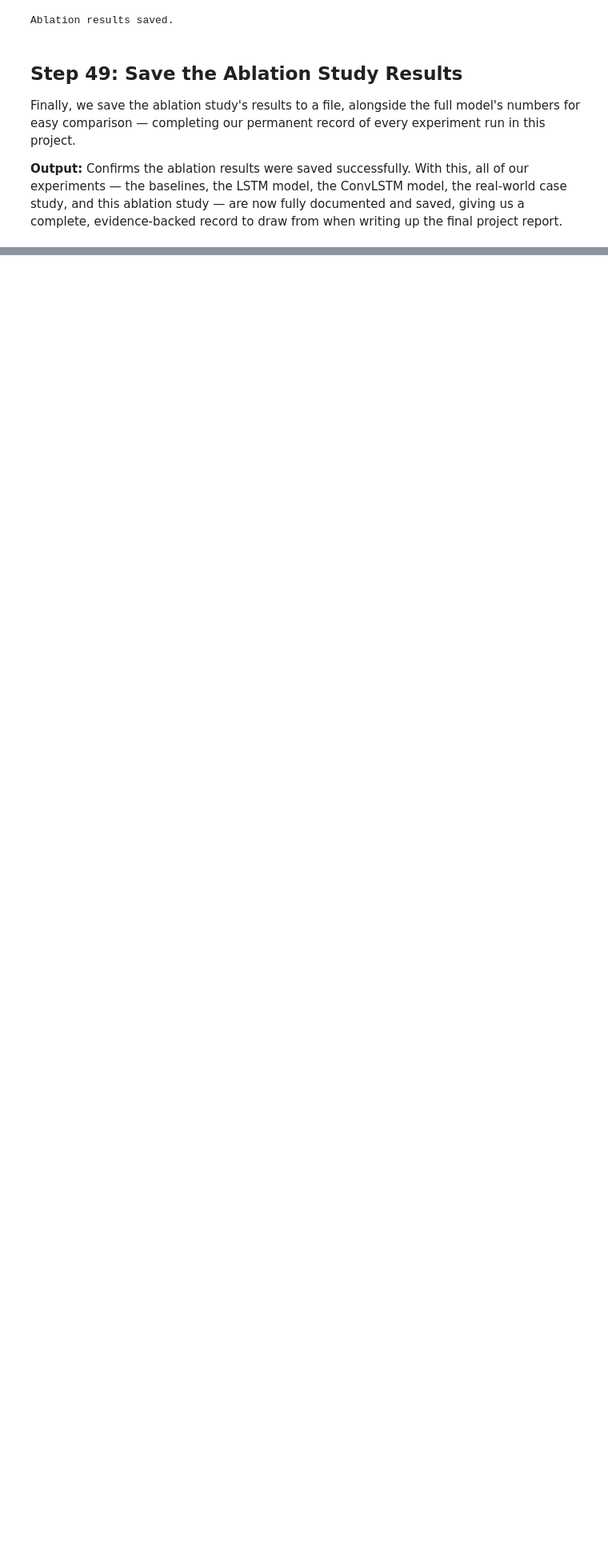
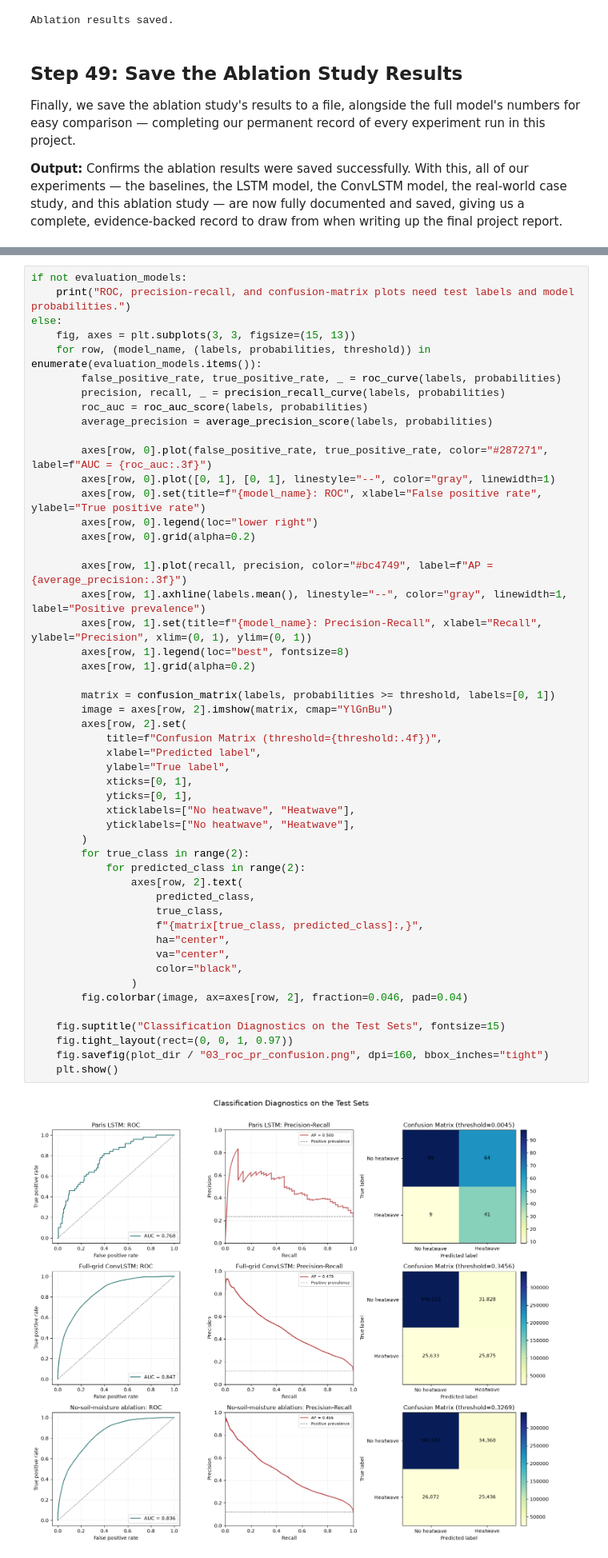
Before and after one commit to AnishAnimesh/Honours-Project-final-yr-, a Jupyter notebook: 01_data_exploration.ipynb, the cells around one changed output, grey strips where cells are left out. Shown at 80% size. Drawn from its saved outputs; the diff is of its cells as text; blank space fills up the shorter version.

```diff
--- a/01_data_exploration.ipynb
+++ b/01_data_exploration.ipynb
@@ -1740,0 +1953,52 @@ Finally, we save the ablation study's results to a file, alongside the full mode
+# %%
+if not evaluation_models:
+    print("ROC, precision-recall, and confusion-matrix plots need test labels and model probabilities.")
+else:
+    fig, axes = plt.subplots(3, 3, figsize=(15, 13))
+    for row, (model_name, (labels, probabilities, threshold)) in enumerate(evaluation_models.items()):
+        false_positive_rate, true_positive_rate, _ = roc_curve(labels, probabilities)
+        precision, recall, _ = precision_recall_curve(labels, probabilities)
+        roc_auc = roc_auc_score(labels, probabilities)
+        average_precision = average_precision_score(labels, probabilities)
+
+        axes[row, 0].plot(false_positive_rate, true_positive_rate, color="#287271", label=f"AUC = {roc_auc:.3f}")
+        axes[row, 0].plot([0, 1], [0, 1], linestyle="--", color="gray", linewidth=1)
+        axes[row, 0].set(title=f"{model_name}: ROC", xlabel="False positive rate", ylabel="True positive rate")
+        axes[row, 0].legend(loc="lower right")
+        axes[row, 0].grid(alpha=0.2)
+
+        axes[row, 1].plot(recall, precision, color="#bc4749", label=f"AP = {average_precision:.3f}")
+        axes[row, 1].axhline(labels.mean(), linestyle="--", color="gray", linewidth=1, label="Positive prevalence")
+        axes[row, 1].set(title=f"{model_name}: Precision-Recall", xlabel="Recall", ylabel="Precision", xlim=(0, 1), ylim=(0, 1))
+        axes[row, 1].legend(loc="best", fontsize=8)
+        axes[row, 1].grid(alpha=0.2)
+
+        matrix = confusion_matrix(labels, probabilities >= threshold, labels=[0, 1])
+        image = axes[row, 2].imshow(matrix, cmap="YlGnBu")
+        axes[row, 2].set(
+            title=f"Confusion Matrix (threshold={threshold:.4f})",
+            xlabel="Predicted label",
+            ylabel="True label",
+            xticks=[0, 1],
+            yticks=[0, 1],
+            xticklabels=["No heatwave", "Heatwave"],
+            yticklabels=["No heatwave", "Heatwave"],
+        )
+        for true_class in range(2):
+            for predicted_class in range(2):
+                axes[row, 2].text(
+                    predicted_class,
+                    true_class,
+                    f"{matrix[true_class, predicted_class]:,}",
+                    ha="center",
+                    va="center",
+                    color="black",
+                )
+        fig.colorbar(image, ax=axes[row, 2], fraction=0.046, pad=0.04)
+
+    fig.suptitle("Classification Diagnostics on the Test Sets", fontsize=15)
+    fig.tight_layout(rect=(0, 0, 1, 0.97))
+    fig.savefig(plot_dir / "03_roc_pr_confusion.png", dpi=160, bbox_inches="tight")
+    plt.show()
+# %% [output]
+[figure, added]
```
Also changed, not shown: parts of 18 cells of this notebook, 15 other files.
